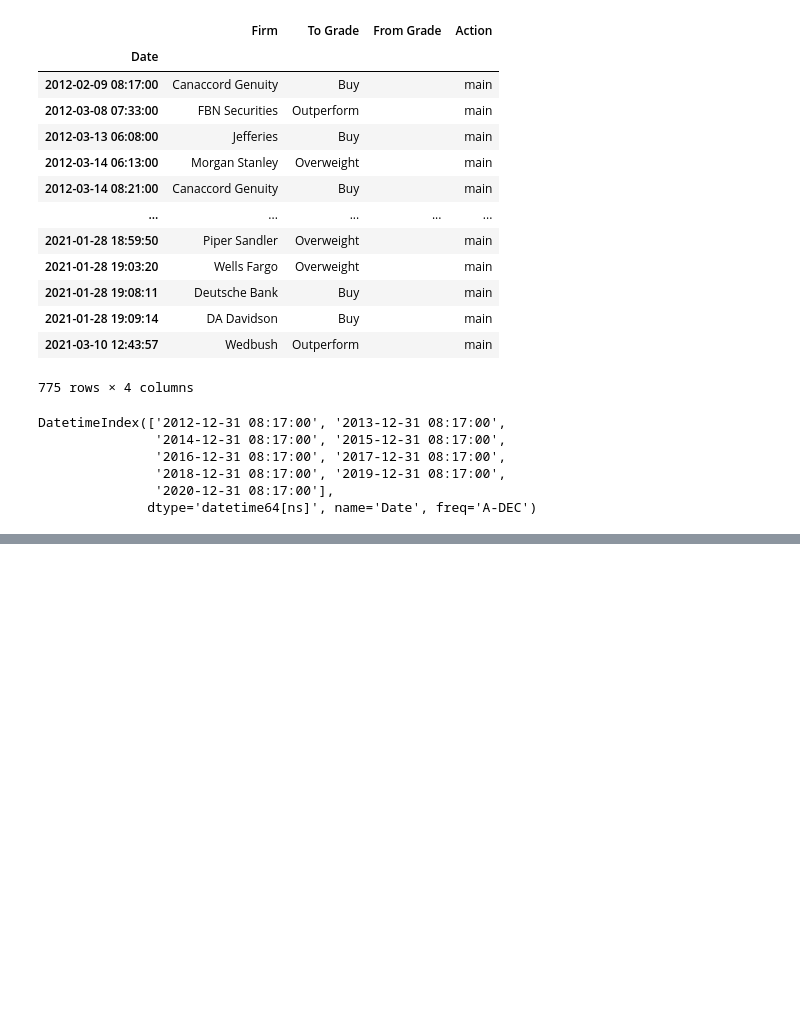
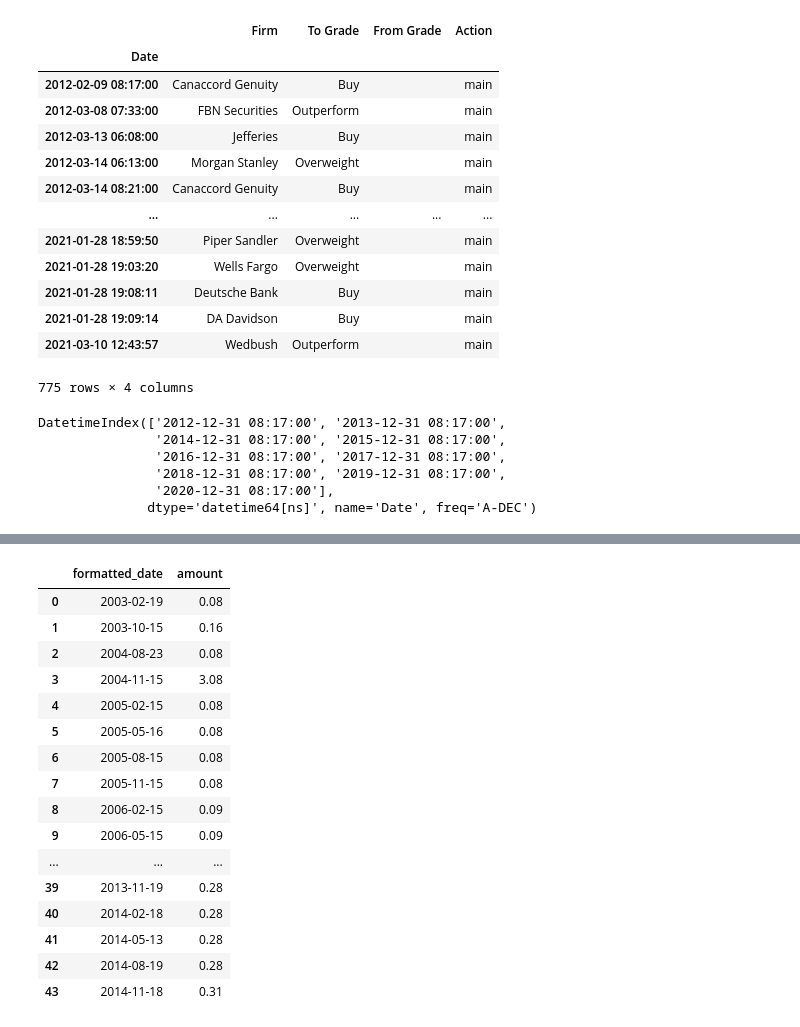
Before and after one commit to ryanhhogan3/financialintel, a Jupyter notebook: Outlines.ipynb, the cells around one changed output, grey strips where cells are left out. Cells and saved outputs as stored; diff of their text form; code cells hidden in the pictures; blank space fills up the shorter version.

```diff
--- a/Outlines.ipynb
+++ b/Outlines.ipynb
@@ -266,0 +316,9 @@ DatetimeIndex(['2012-12-31 08:17:00', '2013-12-31 08:17:00',
+# %%
+# Dividend history
+stocks = ['AAPL', 'MSFT', 'JPM', 'INTC']
+start = '2000-1-1'
+end = '2015-1-1'
+financials = YahooFinancials(stocks)
+dividend_hist = financials.get_daily_dividend_data(start, end)
+
+dividend_hist
@@ -266,0 +343,25 @@ DatetimeIndex(['2012-12-31 08:17:00', '2013-12-31 08:17:00',
+# %%
+# Turning dividend history into dataframe
+MSFT = dividend_hist['MSFT']
+
+MSFTdiv_hist = pd.DataFrame.from_dict(MSFT)
+
+MSFTdiv_hist.drop(columns=['date'])
+# %% [output]
+|  | formatted_date | amount |
+| 0 | 2003-02-19 | 0.08 |
+| 1 | 2003-10-15 | 0.16 |
+| 2 | 2004-08-23 | 0.08 |
+| 3 | 2004-11-15 | 3.08 |
+| 4 | 2005-02-15 | 0.08 |
+| 5 | 2005-05-16 | 0.08 |
+| 6 | 2005-08-15 | 0.08 |
+| 7 | 2005-11-15 | 0.08 |
+| 8 | 2006-02-15 | 0.09 |
+| 9 | 2006-05-15 | 0.09 |
+| ... | ... | ... |
+| 39 | 2013-11-19 | 0.28 |
+| 40 | 2014-02-18 | 0.28 |
+| 41 | 2014-05-13 | 0.28 |
+| 42 | 2014-08-19 | 0.28 |
+| 43 | 2014-11-18 | 0.31 |
```
Also changed, not shown: parts of 8 cells of this notebook.
